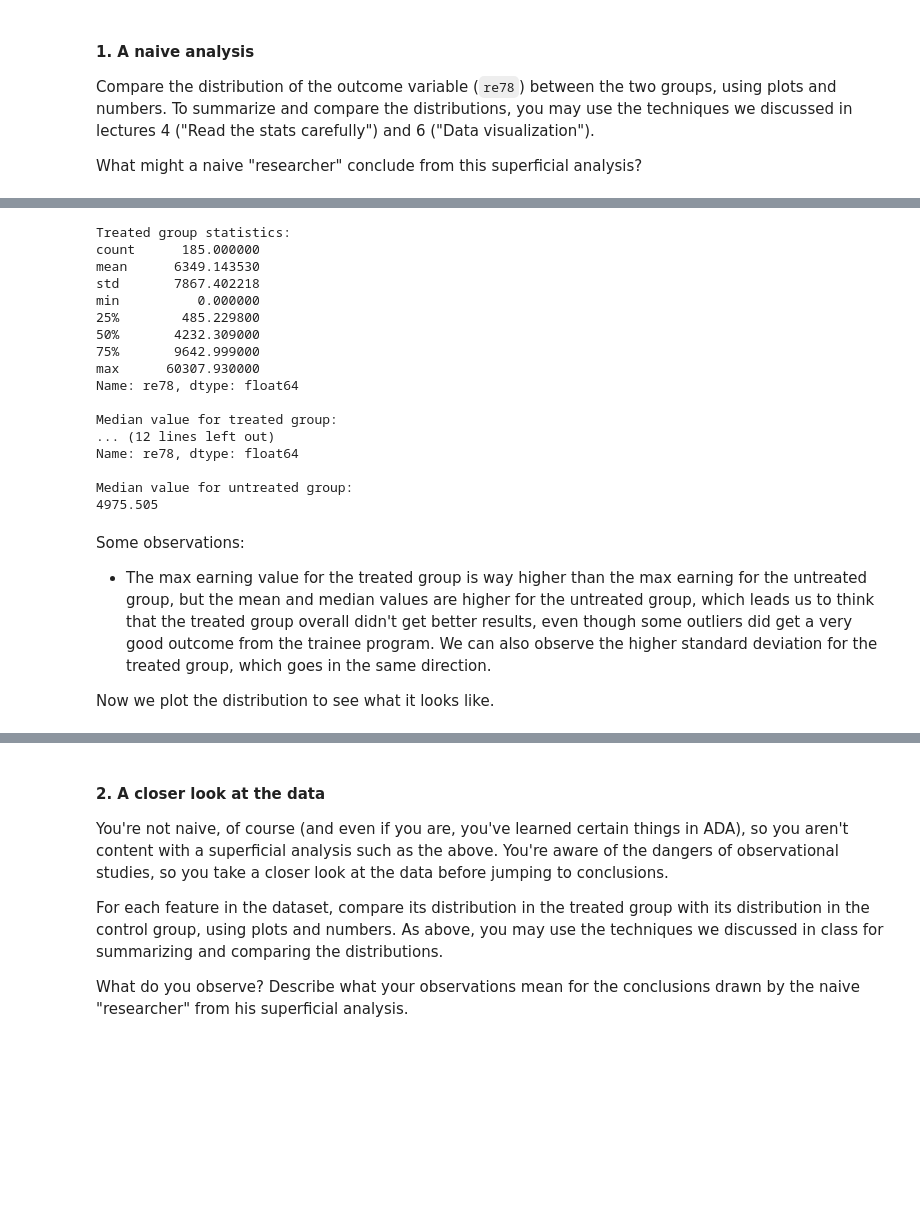
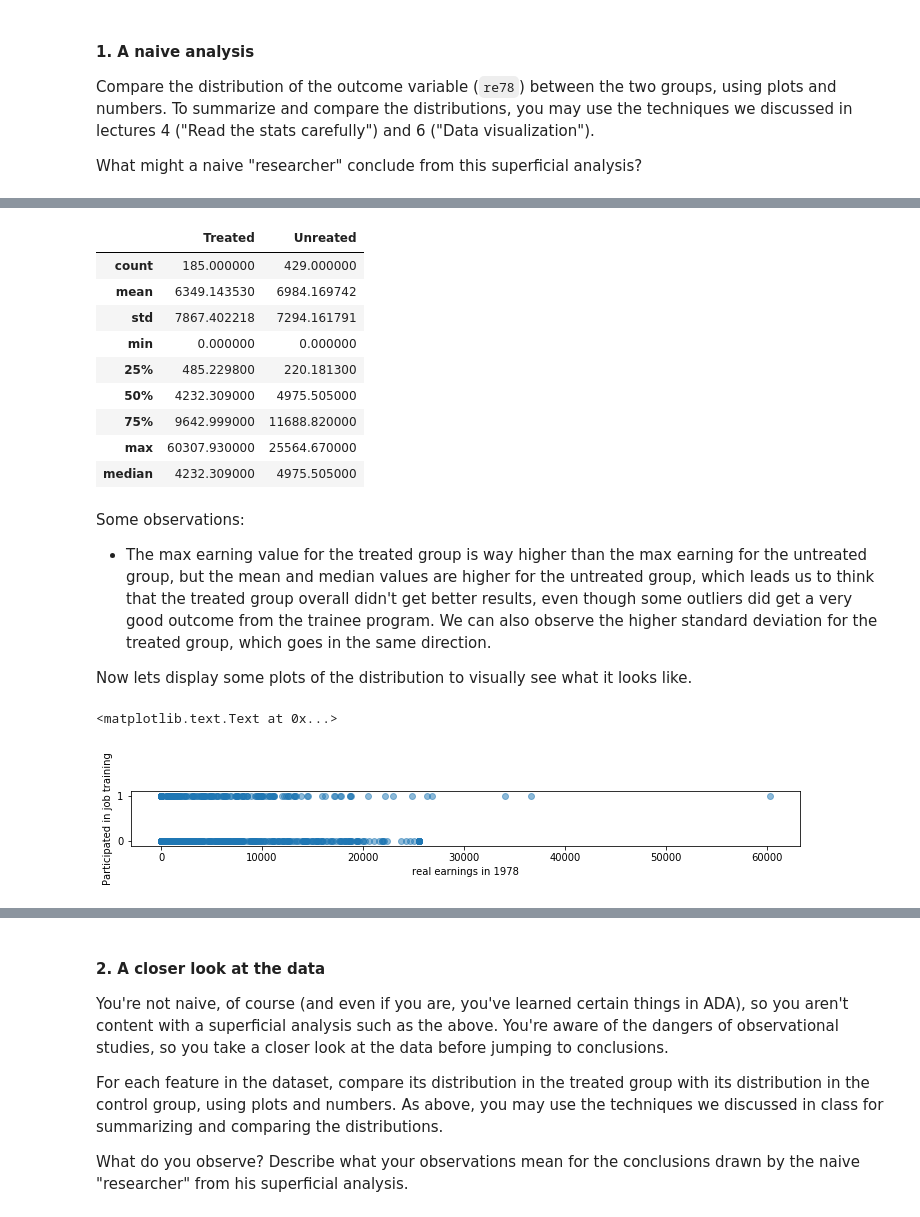
Before and after one commit to csbenz/ada, a Jupyter notebook: 04 - Applied ML/hw4.ipynb, the cells around one changed output, grey strips where cells are left out. Saved outputs shown, nothing was run; the diff lists cells and outputs as text; code cells hidden in the pictures; blank space fills up the shorter version.

```diff
--- a/04 - Applied ML/hw4.ipynb
+++ b/04 - Applied ML/hw4.ipynb
@@ -26,6 +34,7 @@ data.head()
 treated_group = data[data['treat'] == 1]
 untreated_group = data[data['treat'] == 0]
 # %%
+'''
 print('Treated group statistics:')
 print(treated_group['re78'].describe())
 print('\nMedian value for treated group:')
@@ -35,27 +44,38 @@ print('\n\nUntreated group statistics:')
 print(untreated_group['re78'].describe())
 print('\nMedian value for untreated group:')
 print(untreated_group['re78'].median())
+'''
+
+treated_desc = treated_group['re78'].describe().rename("Treated")
+treated_desc.set_value('median', treated_group['re78'].median())
+
+untreated_desc = untreated_group['re78'].describe().rename("Unreated")
+untreated_desc.set_value('median', untreated_group['re78'].median())
+
+stats_df = pd.concat([treated_desc, untreated_desc], axis=1)
+stats_df
 # %% [output]
-Treated group statistics:
-count      185.000000
-mean      6349.143530
-std       7867.402218
-min          0.000000
-25%        485.229800
-50%       4232.309000
-75%       9642.999000
-max      60307.930000
-Name: re78, dtype: float64
-
-Median value for treated group:
-... (12 lines left out)
-Name: re78, dtype: float64
-
-Median value for untreated group:
-4975.505
+|  | Treated | Unreated |
+| count | 185.000000 | 429.000000 |
+| mean | 6349.143530 | 6984.169742 |
+| std | 7867.402218 | 7294.161791 |
+| min | 0.000000 | 0.000000 |
+| 25% | 485.229800 | 220.181300 |
+| 50% | 4232.309000 | 4975.505000 |
+| 75% | 9642.999000 | 11688.820000 |
+| max | 60307.930000 | 25564.670000 |
+| median | 4232.309000 | 4975.505000 |
 # %% [markdown]
 Some observations:
 - The max earning value for the treated group is way higher than the max earning for the untreated group, but the mean and median values are higher for the untreated group, which leads us to think that the treated group overall didn't get better results, even though some outliers did get a very good outcome from the trainee program. We can also observe the higher standard deviation for the treated group, which goes in the same direction.
 
-Now we plot the distribution to see what it looks like.
+Now lets display some plots of the distribution to visually see what it looks like.
+# %%
+plt.figure(figsize=(12,1))
+plt.scatter(data['re78'], data['treat'], alpha=0.5)
+plt.xlabel('real earnings in 1978')
+plt.ylabel('Participated in job training')
+# %% [output]
+<matplotlib.text.Text at 0x...>
+[figure, added]
 # %%
```
Also changed, not shown: parts of 10 cells of this notebook.
